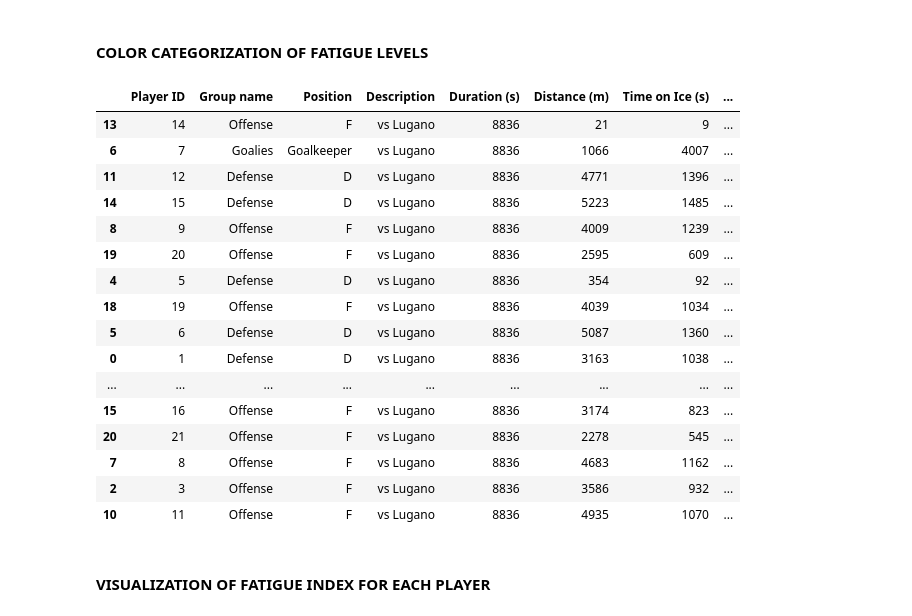
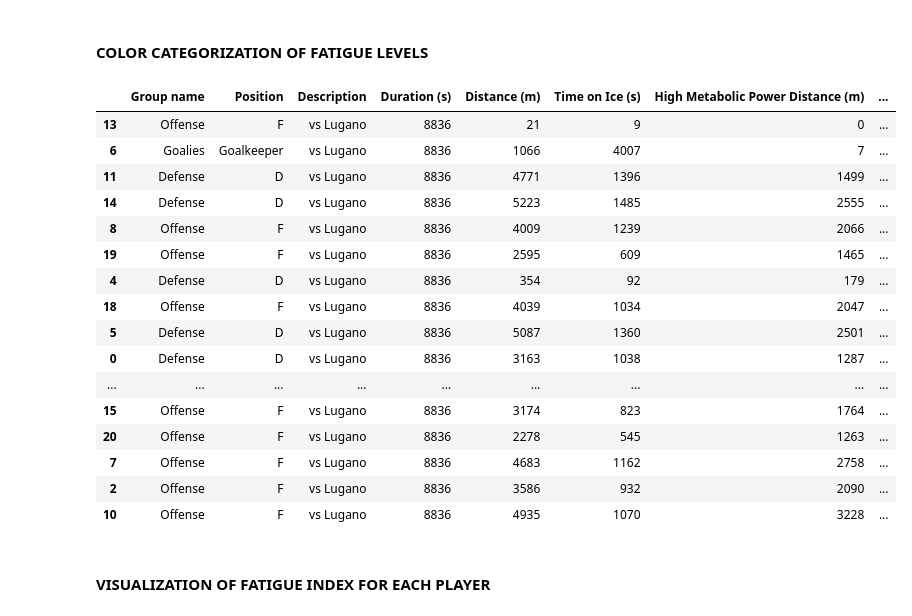
Before and after one commit to SamuelDevdas/Ice-Hockey-Players-Physical-Fatigue-Analysis, a Jupyter notebook: new.ipynb, the cells around one changed output. Drawn from its saved outputs; the diff is of its cells as text; code cells hidden in the pictures.

```diff
--- a/new.ipynb
+++ b/new.ipynb
@@ -473,12 +477,12 @@ Series.__getitem__ treating keys as positions is deprecated. In a future version
 # This is to make sure that it can be added to TIME FACTOR, and DISTANCE FACTOR which are ratios in the next step
 # With historical data, from the clubs, min and max intensities can be adjusted further in the future to normalize the intensity
 
-min_val = df_imp_lugano_match["Mechanical Intensity"].min()
-max_val = df_imp_lugano_match["Mechanical Intensity"].max()
+min_val = df_imp_lugano_game["Mechanical Intensity"].min()
+max_val = df_imp_lugano_game["Mechanical Intensity"].max()
 
-df_imp_lugano_match["Normalized Mechanical Intensity"] = (
-    df_imp_lugano_match["Mechanical Intensity"] - min_val
+df_imp_lugano_game["Normalized Mechanical Intensity"] = (
+    df_imp_lugano_game["Mechanical Intensity"] - min_val
 ) / (max_val - min_val)
 
-df_imp_lugano_match
+df_imp_lugano_game
 # %% [output]
@@ -538,23 +546,23 @@ dtype: float64
 #### FATIGUE INDEX CALCULATION (MATCH DATA)
 # %%
 # 1. Compute the intermediate fatigue index for each row
-df_imp_lugano_match["Fatigue Index"] = df_imp_lugano_match.apply(fatigue_index, axis=1)
+df_imp_lugano_game["Fatigue Index"] = df_imp_lugano_game.apply(fatigue_index, axis=1)
 
 # 2. Normalize the fatigue index
-min_fatigue = df_imp_lugano_match["Fatigue Index"].min()
-max_fatigue = df_imp_lugano_match["Fatigue Index"].max()
+min_fatigue = df_imp_lugano_game["Fatigue Index"].min()
+max_fatigue = df_imp_lugano_game["Fatigue Index"].max()
 
 # +1 to make sure the values are between 1 and 2
-df_imp_lugano_match["Normalized Fatigue Index"] = (
-    df_imp_lugano_match["Fatigue Index"] - min_fatigue
+df_imp_lugano_game["Normalized Fatigue Index"] = (
+    df_imp_lugano_game["Fatigue Index"] - min_fatigue
 ) / (max_fatigue - min_fatigue) + 1
 
 # Sort the dataframe by the final fatigue index in descending order
 # This will give us the most fatigued player at the top and the least fatigued player at the bottom
 
-df_imp_lugano_match_sorted = df_imp_lugano_match.sort_values(
+df_imp_lugano_game_sorted = df_imp_lugano_game.sort_values(
     by="Normalized Fatigue Index", ascending=True
 )
 
-df_imp_lugano_match_sorted
+df_imp_lugano_game_sorted
 # %% [output]
@@ -582,41 +601,41 @@ df_imp_lugano_match_sorted
 # %%
 # MANUAL THRESHOLD BASED CATEGORIZATION OF FATIGUE INDEX
 
 # Fixed thresholds
 high_threshold = 1.57
 low_threshold = 1
 
 
 # Categorize values based on manual thresholds
-df_imp_lugano_match_sorted["Fatigue Category"] = pd.cut(
-    df_imp_lugano_match_sorted["Fatigue Index"],
+df_imp_lugano_game_sorted["Fatigue Category"] = pd.cut(
+    df_imp_lugano_game_sorted["Fatigue Index"],
     [0, low_threshold, high_threshold, 2],  # Explicitly using 2 as max value
     labels=["Low", "Medium", "High"],
     include_lowest=True,
 )
 
 # Display the results
 
-df_imp_lugano_match_sorted.head(
+df_imp_lugano_game_sorted.head(
     21
 )  # [["Player ID", "Relative Fatigue Index", "Fatigue Category"]]
 # %% [output]
-|  | Player ID | Group name | Position | Description | Duration (s) | Distance (m) | Time on Ice (s) | ... |
-| 13 | 14 | Offense | F | vs Lugano | 8836 | 21 | 9 | ... |
-| 6 | 7 | Goalies | Goalkeeper | vs Lugano | 8836 | 1066 | 4007 | ... |
-| 11 | 12 | Defense | D | vs Lugano | 8836 | 4771 | 1396 | ... |
-| 14 | 15 | Defense | D | vs Lugano | 8836 | 5223 | 1485 | ... |
-| 8 | 9 | Offense | F | vs Lugano | 8836 | 4009 | 1239 | ... |
-| 19 | 20 | Offense | F | vs Lugano | 8836 | 2595 | 609 | ... |
-| 4 | 5 | Defense | D | vs Lugano | 8836 | 354 | 92 | ... |
-| 18 | 19 | Offense | F | vs Lugano | 8836 | 4039 | 1034 | ... |
-| 5 | 6 | Defense | D | vs Lugano | 8836 | 5087 | 1360 | ... |
-| 0 | 1 | Defense | D | vs Lugano | 8836 | 3163 | 1038 | ... |
+|  | Group name | Position | Description | Duration (s) | Distance (m) | Time on Ice (s) | High Metabolic Power Distance (m) | ... |
+| 13 | Offense | F | vs Lugano | 8836 | 21 | 9 | 0 | ... |
+| 6 | Goalies | Goalkeeper | vs Lugano | 8836 | 1066 | 4007 | 7 | ... |
+| 11 | Defense | D | vs Lugano | 8836 | 4771 | 1396 | 1499 | ... |
+| 14 | Defense | D | vs Lugano | 8836 | 5223 | 1485 | 2555 | ... |
+| 8 | Offense | F | vs Lugano | 8836 | 4009 | 1239 | 2066 | ... |
+| 19 | Offense | F | vs Lugano | 8836 | 2595 | 609 | 1465 | ... |
+| 4 | Defense | D | vs Lugano | 8836 | 354 | 92 | 179 | ... |
+| 18 | Offense | F | vs Lugano | 8836 | 4039 | 1034 | 2047 | ... |
+| 5 | Defense | D | vs Lugano | 8836 | 5087 | 1360 | 2501 | ... |
+| 0 | Defense | D | vs Lugano | 8836 | 3163 | 1038 | 1287 | ... |
 | ... | ... | ... | ... | ... | ... | ... | ... | ... |
-| 15 | 16 | Offense | F | vs Lugano | 8836 | 3174 | 823 | ... |
-| 20 | 21 | Offense | F | vs Lugano | 8836 | 2278 | 545 | ... |
-| 7 | 8 | Offense | F | vs Lugano | 8836 | 4683 | 1162 | ... |
-| 2 | 3 | Offense | F | vs Lugano | 8836 | 3586 | 932 | ... |
-| 10 | 11 | Offense | F | vs Lugano | 8836 | 4935 | 1070 | ... |
+| 15 | Offense | F | vs Lugano | 8836 | 3174 | 823 | 1764 | ... |
+| 20 | Offense | F | vs Lugano | 8836 | 2278 | 545 | 1263 | ... |
+| 7 | Offense | F | vs Lugano | 8836 | 4683 | 1162 | 2758 | ... |
+| 2 | Offense | F | vs Lugano | 8836 | 3586 | 932 | 2090 | ... |
+| 10 | Offense | F | vs Lugano | 8836 | 4935 | 1070 | 3228 | ... |
 # %% [markdown]
 #### VISUALIZATION OF FATIGUE INDEX FOR EACH PLAYER
```
Also changed, not shown: parts of 14 cells of this notebook.
